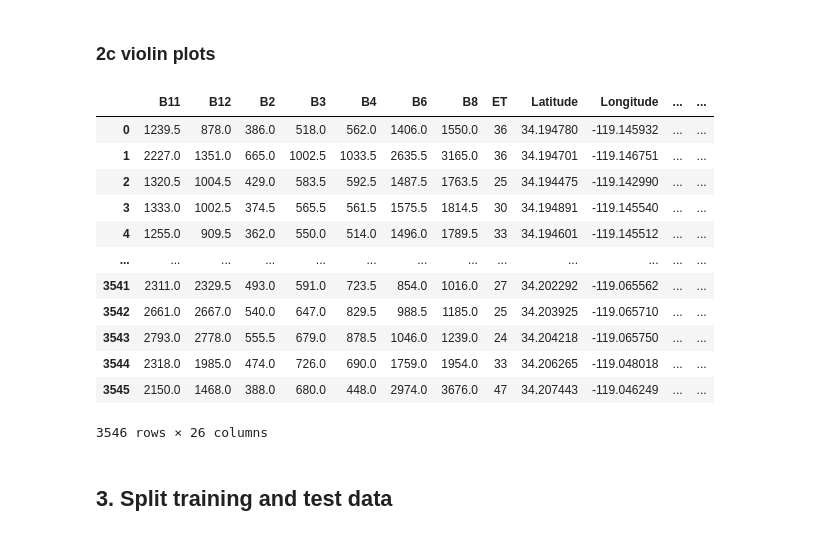
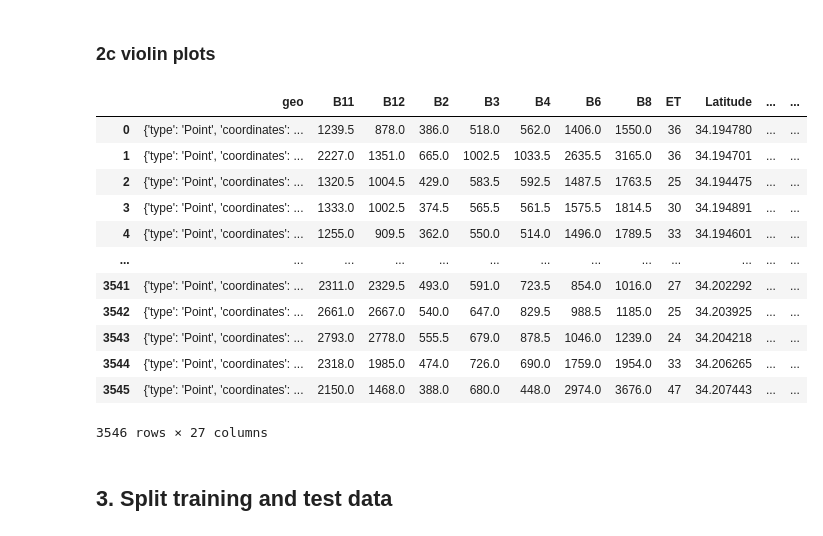
Before and after one commit to tnc-ca-geo/rs-ag-plastics, a Jupyter notebook: Full_Classification_Workflow_ATworking.ipynb, the cells around one changed output. Saved outputs shown, nothing was run; the diff lists cells and outputs as text; code cells hidden in the pictures.

Commit message:
comp of 23/24 data, fixes

```diff
--- a/Full_Classification_Workflow_ATworking.ipynb
+++ b/Full_Classification_Workflow_ATworking.ipynb
@@ -1232,24 +1223,24 @@ data = ee.FeatureCollection(asset_id)
 # %% [markdown]
 ### 2c violin plots
 # %%
-data_df = geemap.ee_to_df(data)
+data_df = geemap.ee_to_df(data, remove_geom=False)
 class_mapping_reversed = {v: k for k, v in class_mapping.items()}
 data_df['Type'] = data_df['class'].map(class_mapping_reversed)
 data_df
 # %% [output]
-|  | B11 | B12 | B2 | B3 | B4 | B6 | B8 | ET | Latitude | Longitude | ... | ... |
-| 0 | 1239.5 | 878.0 | 386.0 | 518.0 | 562.0 | 1406.0 | 1550.0 | 36 | 34.194780 | -119.145932 | ... | ... |
-| 1 | 2227.0 | 1351.0 | 665.0 | 1002.5 | 1033.5 | 2635.5 | 3165.0 | 36 | 34.194701 | -119.146751 | ... | ... |
-| 2 | 1320.5 | 1004.5 | 429.0 | 583.5 | 592.5 | 1487.5 | 1763.5 | 25 | 34.194475 | -119.142990 | ... | ... |
-| 3 | 1333.0 | 1002.5 | 374.5 | 565.5 | 561.5 | 1575.5 | 1814.5 | 30 | 34.194891 | -119.145540 | ... | ... |
-| 4 | 1255.0 | 909.5 | 362.0 | 550.0 | 514.0 | 1496.0 | 1789.5 | 33 | 34.194601 | -119.145512 | ... | ... |
+|  | geo | B11 | B12 | B2 | B3 | B4 | B6 | B8 | ET | Latitude | ... | ... |
+| 0 | {'type': 'Point', 'coordinates': ... | 1239.5 | 878.0 | 386.0 | 518.0 | 562.0 | 1406.0 | 1550.0 | 36 | 34.194780 | ... | ... |
+| 1 | {'type': 'Point', 'coordinates': ... | 2227.0 | 1351.0 | 665.0 | 1002.5 | 1033.5 | 2635.5 | 3165.0 | 36 | 34.194701 | ... | ... |
+| 2 | {'type': 'Point', 'coordinates': ... | 1320.5 | 1004.5 | 429.0 | 583.5 | 592.5 | 1487.5 | 1763.5 | 25 | 34.194475 | ... | ... |
+| 3 | {'type': 'Point', 'coordinates': ... | 1333.0 | 1002.5 | 374.5 | 565.5 | 561.5 | 1575.5 | 1814.5 | 30 | 34.194891 | ... | ... |
+| 4 | {'type': 'Point', 'coordinates': ... | 1255.0 | 909.5 | 362.0 | 550.0 | 514.0 | 1496.0 | 1789.5 | 33 | 34.194601 | ... | ... |
 | ... | ... | ... | ... | ... | ... | ... | ... | ... | ... | ... | ... | ... |
-| 3541 | 2311.0 | 2329.5 | 493.0 | 591.0 | 723.5 | 854.0 | 1016.0 | 27 | 34.202292 | -119.065562 | ... | ... |
-| 3542 | 2661.0 | 2667.0 | 540.0 | 647.0 | 829.5 | 988.5 | 1185.0 | 25 | 34.203925 | -119.065710 | ... | ... |
-| 3543 | 2793.0 | 2778.0 | 555.5 | 679.0 | 878.5 | 1046.0 | 1239.0 | 24 | 34.204218 | -119.065750 | ... | ... |
-| 3544 | 2318.0 | 1985.0 | 474.0 | 726.0 | 690.0 | 1759.0 | 1954.0 | 33 | 34.206265 | -119.048018 | ... | ... |
-| 3545 | 2150.0 | 1468.0 | 388.0 | 680.0 | 448.0 | 2974.0 | 3676.0 | 47 | 34.207443 | -119.046249 | ... | ... |
+| 3541 | {'type': 'Point', 'coordinates': ... | 2311.0 | 2329.5 | 493.0 | 591.0 | 723.5 | 854.0 | 1016.0 | 27 | 34.202292 | ... | ... |
+| 3542 | {'type': 'Point', 'coordinates': ... | 2661.0 | 2667.0 | 540.0 | 647.0 | 829.5 | 988.5 | 1185.0 | 25 | 34.203925 | ... | ... |
+| 3543 | {'type': 'Point', 'coordinates': ... | 2793.0 | 2778.0 | 555.5 | 679.0 | 878.5 | 1046.0 | 1239.0 | 24 | 34.204218 | ... | ... |
+| 3544 | {'type': 'Point', 'coordinates': ... | 2318.0 | 1985.0 | 474.0 | 726.0 | 690.0 | 1759.0 | 1954.0 | 33 | 34.206265 | ... | ... |
+| 3545 | {'type': 'Point', 'coordinates': ... | 2150.0 | 1468.0 | 388.0 | 680.0 | 448.0 | 2974.0 | 3676.0 | 47 | 34.207443 | ... | ... |
-3546 rows × 26 columns
+3546 rows × 27 columns
 # %%
 # # select the band of interest for plotting
 # boi = "NDTI"
```
Also changed, not shown: parts of 21 cells of this notebook.
